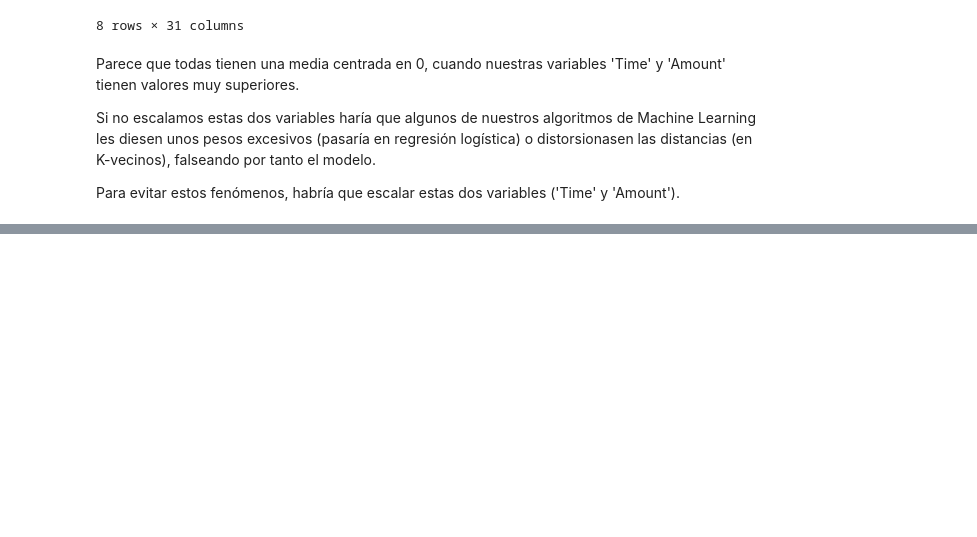
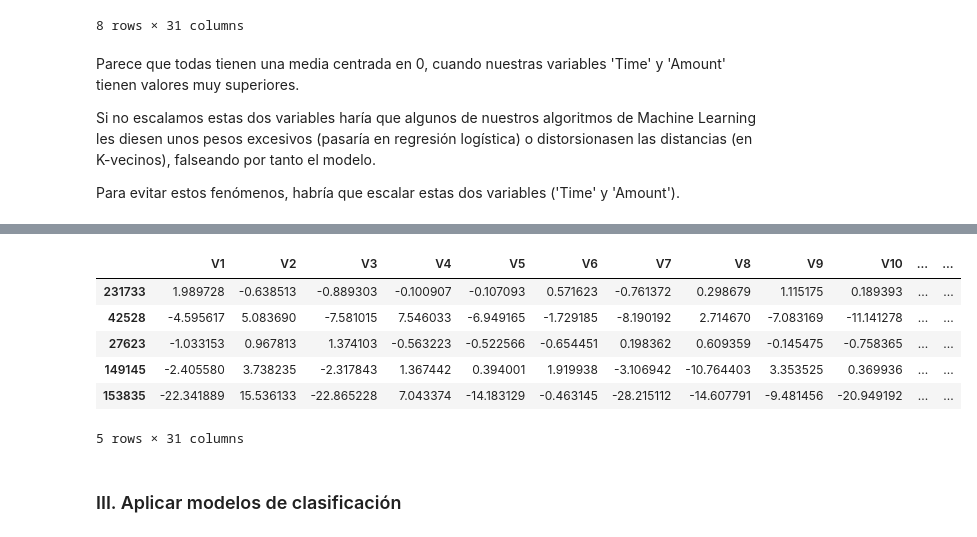
Before and after one commit to VegaLaguna/Kaggle-Credit_card_fraud, a Jupyter notebook: CreditCard_Fraud_Detection.ipynb, the cells around one changed output, grey strips where cells are left out. Drawn from its saved outputs; the diff is of its cells as text; code cells hidden in the pictures; blank space fills up the shorter version.

```diff
--- a/CreditCard_Fraud_Detection.ipynb
+++ b/CreditCard_Fraud_Detection.ipynb
@@ -238,0 +302,11 @@ df.sample(5)
+# %%
+# Tenemos que dejar la clase 0 con el mismo número de valores que la clase 1
+
+# Primero vamos a aleatorizar los datos.
+df = df.sample(frac=1)
+# El parámetro frac indica la fracción de filas que devuelve la función.
+# Por tanto frac=1 devuelve todas las filas (https://stackoverflow.com/questions/29576430/shuffle-dataframe-rows)
+# %%
+# Hacemos los subconjuntos de 492 elementos.
+fraud_df = df[df['Class']==1]
+no_fraud_df = df[df['Class']==0][:492]
@@ -238,0 +321,14 @@ df.sample(5)
+# %%
+# Aleatorizamos las filas de nuevo
+new_df = usampled_df.sample(frac = 1, random_state=42)
+new_df.head()
+# %% [output]
+|  | V1 | V2 | V3 | V4 | V5 | V6 | V7 | V8 | V9 | V10 | ... | ... |
+| 231733 | 1.989728 | -0.638513 | -0.889303 | -0.100907 | -0.107093 | 0.571623 | -0.761372 | 0.298679 | 1.115175 | 0.189393 | ... | ... |
+| 42528 | -4.595617 | 5.083690 | -7.581015 | 7.546033 | -6.949165 | -1.729185 | -8.190192 | 2.714670 | -7.083169 | -11.141278 | ... | ... |
+| 27623 | -1.033153 | 0.967813 | 1.374103 | -0.563223 | -0.522566 | -0.654451 | 0.198362 | 0.609359 | -0.145475 | -0.758365 | ... | ... |
+| 149145 | -2.405580 | 3.738235 | -2.317843 | 1.367442 | 0.394001 | 1.919938 | -3.106942 | -10.764403 | 3.353525 | 0.369936 | ... | ... |
+| 153835 | -22.341889 | 15.536133 | -22.865228 | 7.043374 | -14.183129 | -0.463145 | -28.215112 | -14.607791 | -9.481456 | -20.949192 | ... | ... |
+5 rows × 31 columns
+# %% [markdown]
+### III. Aplicar modelos de clasificación
```
Also changed, not shown: parts of 20 cells of this notebook.
